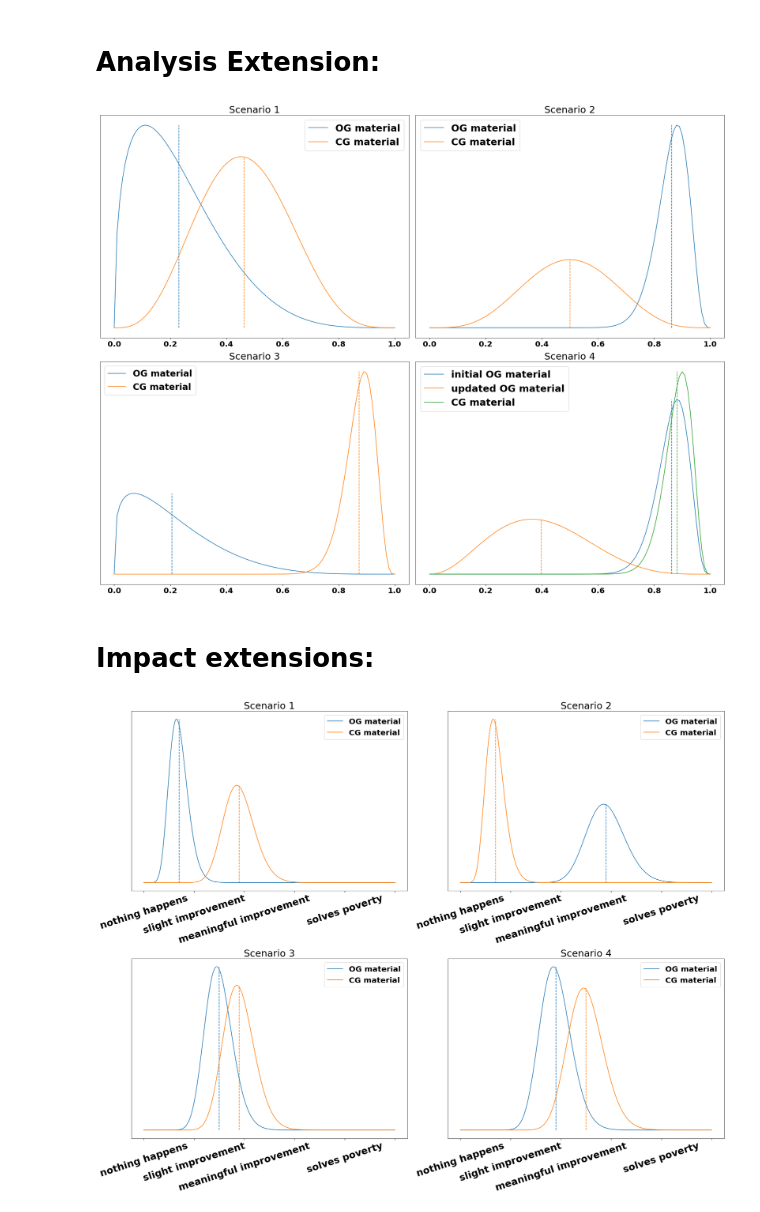
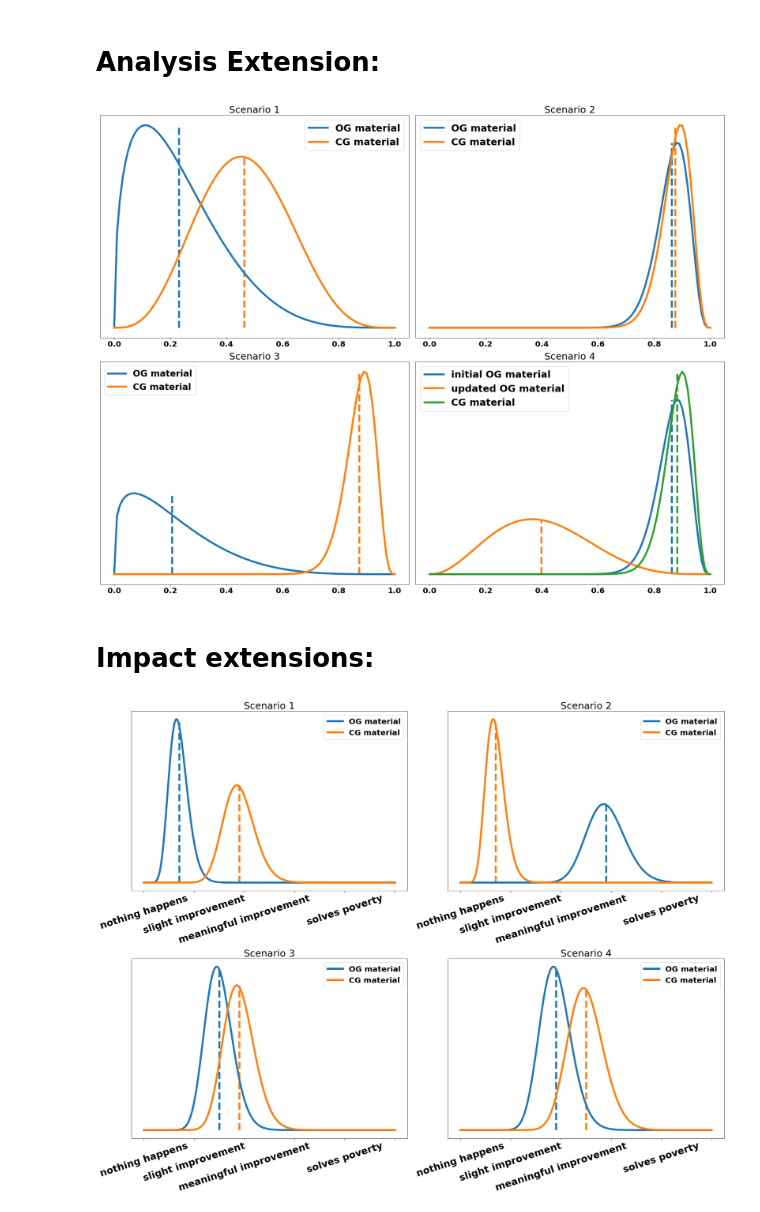
Before and after one commit to mariushobbhahn/mariushobbhahn.github.io, a Jupyter notebook: img/Probabilistic_Judging_2/Probabilistic Judging Part2.ipynb, the cells around one changed output. Drawn from its saved outputs; the diff is of its cells as text; code cells hidden in the pictures.

```diff
--- a/img/Probabilistic_Judging_2/Probabilistic Judging Part2.ipynb
+++ b/img/Probabilistic_Judging_2/Probabilistic Judging Part2.ipynb
@@ -551,7 +551,7 @@ beta_4 = beta.pdf(x, a_4, b_4)
 beta_4_exp = a_4/(a_4+b_4)
 
 #closing for scenario 2
-a_sc2, b_sc2 = a_p + 0.2 + 0.5 + 3, b_p
+a_sc2, b_sc2 = 0.2 + 0.5 + 3 + a_4, b_4
 beta_sc2 = beta.pdf(x, a_sc2, b_sc2)
 beta_sc2_exp = a_sc2/(a_sc2+b_sc2)
 
@@ -573,54 +573,54 @@ beta_sc4x_exp = a_sc4x/(a_sc4x+b_sc4x)
 #plot it
 fig, axs = plt.subplots(nrows=2, ncols=2, sharex=False, figsize=(23, 18))
 
-axs[0][0].plot(x, beta_1, label='OG material')
-axs[0][0].plot(x, beta_3, label='CG material')
-axs[0][0].vlines(beta_1_exp, ymin=0, ymax=1*beta_1.max(), linestyle='dashed', alpha=1, color="#1f77b4")
-axs[0][0].vlines(beta_3_exp, ymin=0, ymax=1*beta_3.max(), linestyle='dashed', alpha=1, color="#ff7f0e")
+axs[0][0].plot(x, beta_1, label='OG material', linewidth=5)
+axs[0][0].plot(x, beta_3, label='CG material', linewidth=5)
+axs[0][0].vlines(beta_1_exp, ymin=0, ymax=1*beta_1.max(), linestyle='dashed', alpha=1, color="#1f77b4", linewidth=5)
+axs[0][0].vlines(beta_3_exp, ymin=0, ymax=1*beta_3.max(), linestyle='dashed', alpha=1, color="#ff7f0e", linewidth=5)
 axs[0][0].set_yticklabels([])
 axs[0][0].set_yticks([])
 axs[0][0].legend(prop={'size': 25})
 axs[0][0].set_title('Scenario 1', fontdict={'fontsize': 25})
 
-axs[0][1].plot(x, beta_4, label='OG material')
-axs[0][1].plot(x, beta_sc2, label='CG material')
-axs[0][1].vlines(beta_4_exp, ymin=0, ymax=1*beta_4.max(), linestyle='dashed', alpha=1, color="#1f77b4")
-axs[0][1].vlines(beta_sc2_exp, ymin=0, ymax=1*beta_sc2.max(), linestyle='dashed', alpha=1, color="#ff7f0e")
+axs[0][1].plot(x, beta_4, label='OG material', linewidth=5)
+axs[0][1].plot(x, beta_sc2, label='CG material', linewidth=5)
+axs[0][1].vlines(beta_4_exp, ymin=0, ymax=1*beta_4.max(), linestyle='dashed', alpha=1, color="#1f77b4", linewidth=5)
+axs[0][1].vlines(beta_sc2_exp, ymin=0, ymax=1*beta_sc2.max(), linestyle='dashed', alpha=1, color="#ff7f0e", linewidth=5)
 axs[0][1].set_yticklabels([])
 axs[0][1].set_yticks([])
 axs[0][1].legend(prop={'size': 25})
 axs[0][1].set_title('Scenario 2', fontdict={'fontsize': 25})
 
-axs[1][0].plot(x, beta_p, label='OG material')
-axs[1][0].plot(x, beta_sc3, label='CG material')
-axs[1][0].vlines(beta_p_exp, ymin=0, ymax=1*beta_p.max(), linestyle='dashed', alpha=1, color="#1f77b4")
-axs[1][0].vlines(beta_sc3_exp, ymin=0, ymax=1*beta_sc3.max(), linestyle='dashed', alpha=1, color="#ff7f0e")
+axs[1][0].plot(x, beta_p, label='OG material', linewidth=5)
+axs[1][0].plot(x, beta_sc3, label='CG material', linewidth=5)
+axs[1][0].vlines(beta_p_exp, ymin=0, ymax=1*beta_p.max(), linestyle='dashed', alpha=1, color="#1f77b4", linewidth=5)
+axs[1][0].vlines(beta_sc3_exp, ymin=0, ymax=1*beta_sc3.max(), linestyle='dashed', alpha=1, color="#ff7f0e", linewidth=5)
 axs[1][0].set_yticklabels([])
 axs[1][0].set_yticks([])
 axs[1][0].legend(prop={'size': 23})
 axs[1][0].set_title('Scenario 3', fontdict={'fontsize': 25})
 
-axs[1][1].plot(x, beta_4, label='initial OG material')
-axs[1][1].plot(x, beta_sc4, label='updated OG material')
-axs[1][1].plot(x, beta_sc4x, label='CG material')
-axs[1][1].vlines(beta_4_exp, ymin=0, ymax=1*beta_4.max(), linestyle='dashed', alpha=1, color="#1f77b4")
-axs[1][1].vlines(beta_sc4_exp, ymin=0, ymax=1*beta_sc4.max(), linestyle='dashed', alpha=1, color="#ff7f0e")
-axs[1][1].vlines(beta_sc4x_exp, ymin=0, ymax=1*beta_sc4x.max(), linestyle='dashed', alpha=1, color="#2ca02c")
+axs[1][1].plot(x, beta_4, label='initial OG material', linewidth=5)
+axs[1][1].plot(x, beta_sc4, label='updated OG material', linewidth=5)
+axs[1][1].plot(x, beta_sc4x, label='CG material', linewidth=5)
+axs[1][1].vlines(beta_4_exp, ymin=0, ymax=1*beta_4.max(), linestyle='dashed', alpha=1, color="#1f77b4", linewidth=5)
+axs[1][1].vlines(beta_sc4_exp, ymin=0, ymax=1*beta_sc4.max(), linestyle='dashed', alpha=1, color="#ff7f0e", linewidth=5)
+axs[1][1].vlines(beta_sc4x_exp, ymin=0, ymax=1*beta_sc4x.max(), linestyle='dashed', alpha=1, color="#2ca02c", linewidth=5)
 axs[1][1].set_yticklabels([])
 axs[1][1].set_yticks([])
 axs[1][1].legend(prop={'size': 25})
 axs[1][1].set_title('Scenario 4', fontdict={'fontsize': 25})
 
 for ax in fig.axes:
     plt.sca(ax)
     plt.xticks(fontsize = 20)
 
 plt.tight_layout()
-plt.savefig('analysis_extension.png', dpi=300)
+plt.savefig('analysis_extension.png', dpi=200)
 
 plt.show();
 # %% [output]
-[figure, old version]
+[figure, new version]
 # %% [markdown]
 # Impact extensions:
 # %%
@@ -664,20 +664,20 @@ x_labels = ['', 'nothing happens', 'slight improvement', 'meaningful improvement
 
 fs_tick_labels = 15
 
-axs[0][0].plot(x_gamma, gamma_1, label='OG material')
-axs[0][0].plot(x_gamma, gamma_3, label='CG material')
-axs[0][0].vlines(g_1*s, ymin=0, ymax=1*gamma_1.max(), linestyle='dashed', alpha=1, color="#1f77b4")
-axs[0][0].vlines(g_3*s, ymin=0, ymax=1*gamma_3.max(), linestyle='dashed', alpha=1, color="#ff7f0e")
+axs[0][0].plot(x_gamma, gamma_1, label='OG material', linewidth=5)
+axs[0][0].plot(x_gamma, gamma_3, label='CG material', linewidth=5)
+axs[0][0].vlines(g_1*s, ymin=0, ymax=1*gamma_1.max(), linestyle='dashed', alpha=1, color="#1f77b4", linewidth=5)
+axs[0][0].vlines(g_3*s, ymin=0, ymax=1*gamma_3.max(), linestyle='dashed', alpha=1, color="#ff7f0e", linewidth=5)
 axs[0][0].set_yticklabels([])
 axs[0][0].set_yticks([])
 axs[0][0].set_xticklabels(x_labels, fontdict={'fontsize':fs_tick_labels})
 axs[0][0].legend(prop={'size': 20})
 axs[0][0].set_title('Scenario 1', fontdict={'fontsize': 25})
 
-axs[0][1].plot(x_gamma, gamma_5, label='OG material')
-axs[0][1].plot(x_gamma, gamma_1, label='CG material')
-axs[0][1].vlines(g_5*s, ymin=0, ymax=1*gamma_5.max(), linestyle='dashed', alpha=1, color="#1f77b4")
-axs[0][1].vlines(g_1*s, ymin=0, ymax=1*gamma_1.max(), linestyle='dashed', alpha=1, color="#ff7f0e")
+axs[0][1].plot(x_gamma, gamma_5, label='OG material', linewidth=5)
+axs[0][1].plot(x_gamma, gamma_1, label='CG material', linewidth=5)
+axs[0][1].vlines(g_5*s, ymin=0, ymax=1*gamma_5.max(), linestyle='dashed', alpha=1, color="#1f77b4", linewidth=5)
+axs[0][1].vlines(g_1*s, ymin=0, ymax=1*gamma_1.max(), linestyle='dashed', alpha=1, color="#ff7f0e", linewidth=5)
 axs[0][1].set_yticklabels([])
 axs[0][1].set_yticks([])
 axs[0][1].set_xticklabels(x_labels, fontdict={'fontsize':fs_tick_labels})
@@ -685,20 +685,20 @@ axs[0][1].legend(prop={'size': 20})
 axs[0][1].set_title('Scenario 2', fontdict={'fontsize': 25})
 
 
-axs[1][0].plot(x_gamma, gamma_2, label='OG material')
-axs[1][0].plot(x_gamma, gamma_3, label='CG material')
-axs[1][0].vlines(g_2*s, ymin=0, ymax=1*gamma_2.max(), linestyle='dashed', alpha=1, color="#1f77b4")
-axs[1][0].vlines(g_3*s, ymin=0, ymax=1*gamma_3.max(), linestyle='dashed', alpha=1, color="#ff7f0e")
+axs[1][0].plot(x_gamma, gamma_2, label='OG material', linewidth=5)
+axs[1][0].plot(x_gamma, gamma_3, label='CG material', linewidth=5)
+axs[1][0].vlines(g_2*s, ymin=0, ymax=1*gamma_2.max(), linestyle='dashed', alpha=1, color="#1f77b4", linewidth=5)
+axs[1][0].vlines(g_3*s, ymin=0, ymax=1*gamma_3.max(), linestyle='dashed', alpha=1, color="#ff7f0e", linewidth=5)
 axs[1][0].set_yticklabels([])
 axs[1][0].set_yticks([])
 axs[1][0].set_xticklabels(x_labels, fontdict={'fontsize':fs_tick_labels})
 axs[1][0].legend(prop={'size': 20})
 axs[1][0].set_title('Scenario 3', fontdict={'fontsize': 25})
 
-axs[1][1].plot(x_gamma, gamma_3, label='OG material')
-axs[1][1].plot(x_gamma, gamma_sc4, label='CG material')
-axs[1][1].vlines(g_3*s, ymin=0, ymax=1*gamma_3.max(), linestyle='dashed', alpha=1, color="#1f77b4")
-axs[1][1].vlines(g_sc4*s, ymin=0, ymax=1*gamma_sc4.max(), linestyle='dashed', alpha=1, color="#ff7f0e")
+axs[1][1].plot(x_gamma, gamma_3, label='OG material', linewidth=5)
+axs[1][1].plot(x_gamma, gamma_sc4, label='CG material', linewidth=5)
+axs[1][1].vlines(g_3*s, ymin=0, ymax=1*gamma_3.max(), linestyle='dashed', alpha=1, color="#1f77b4", linewidth=5)
+axs[1][1].vlines(g_sc4*s, ymin=0, ymax=1*gamma_sc4.max(), linestyle='dashed', alpha=1, color="#ff7f0e", linewidth=5)
 axs[1][1].set_yticklabels([])
 axs[1][1].set_yticks([])
 axs[1][1].set_xticklabels(x_labels, fontdict={'fontsize':fs_tick_labels})
@@ -711,8 +711,8 @@ for ax in fig.axes:
     plt.xticks(rotation=18, fontsize=25)
 
 plt.tight_layout()
-plt.savefig('impact_extension.png', dpi=300)
+plt.savefig('impact_extension.png', dpi=200)
 
 plt.show();
 # %% [output]
-[figure, old version]
+[figure, new version]
```
Also changed, not shown: parts of 5 cells of this notebook, 25 other files.
